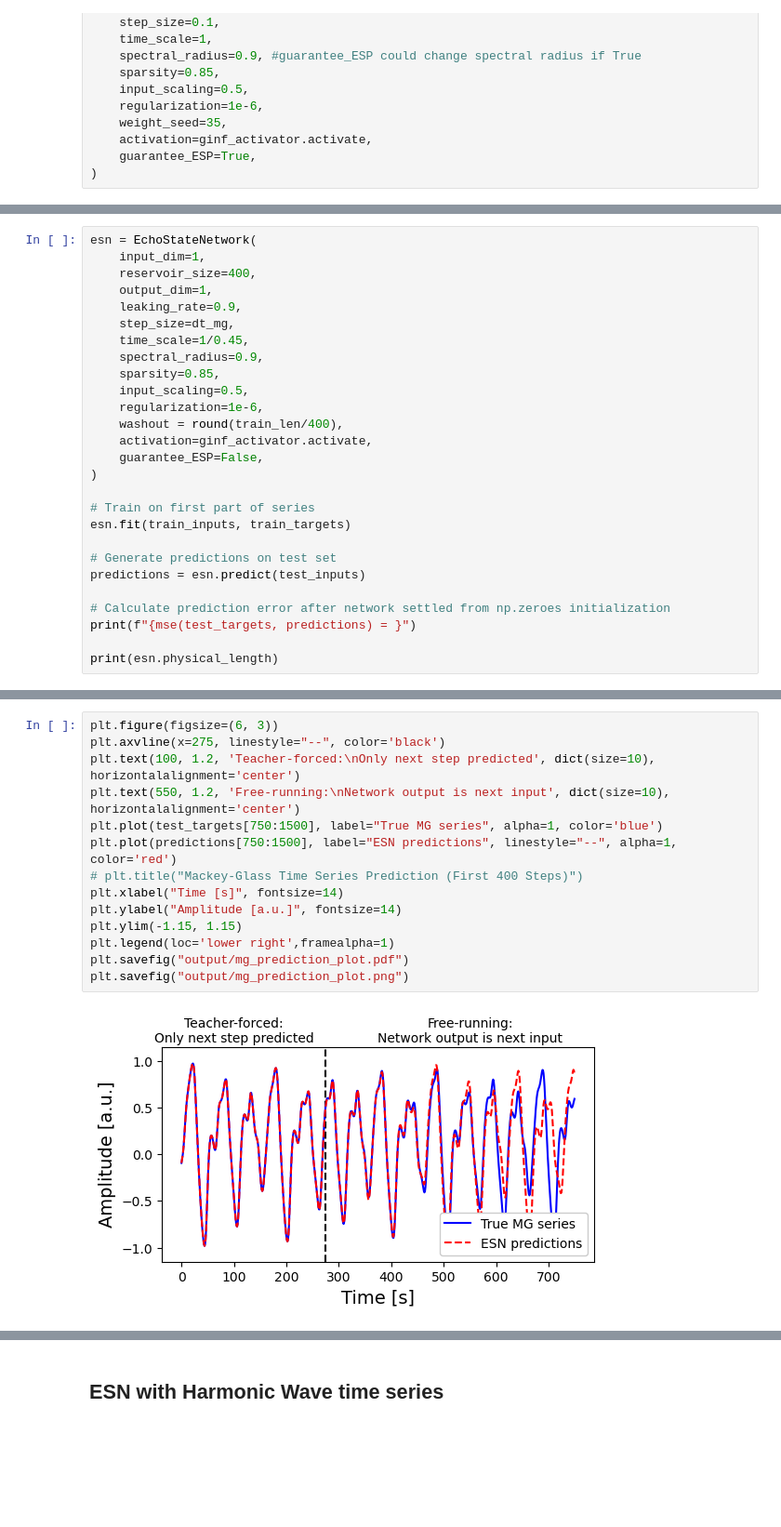
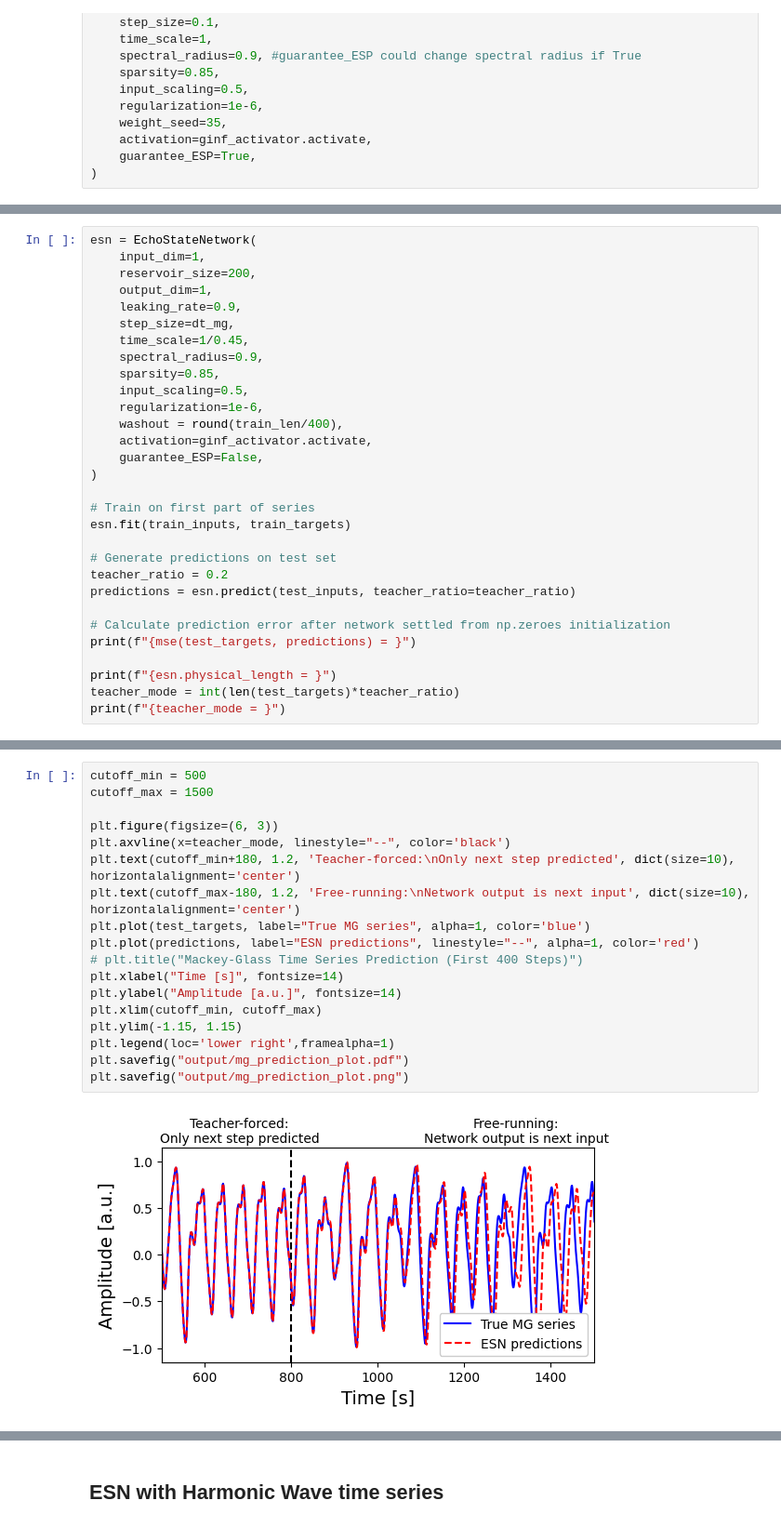
Before and after one commit to TMKamsma/Pyontronics, a Jupyter notebook: demo.ipynb, the cells around one changed output, grey strips where cells are left out. Shown at 93% size. Cells and saved outputs as stored; diff of their text form; blank space fills up the shorter version.

Commit message:
Add teacher mode checks

```diff
--- a/demo.ipynb
+++ b/demo.ipynb
@@ -73,7 +75,7 @@ test_targets = targets[train_len : train_len + test_len]
 # %%
 esn = EchoStateNetwork(
     input_dim=1,
-    reservoir_size=400,
+    reservoir_size=200,
     output_dim=1,
     leaking_rate=0.9,
     step_size=dt_mg,
@@ -91,11 +93,14 @@ esn = EchoStateNetwork(
 esn.fit(train_inputs, train_targets)
 
 # Generate predictions on test set
-predictions = esn.predict(test_inputs)
+teacher_ratio = 0.2
+predictions = esn.predict(test_inputs, teacher_ratio=teacher_ratio)
 
 # Calculate prediction error after network settled from np.zeroes initialization
 print(f"{mse(test_targets, predictions) = }")
 
-print(esn.physical_length)
+print(f"{esn.physical_length = }")
+teacher_mode = int(len(test_targets)*teacher_ratio)
+print(f"{teacher_mode = }")
 # %% [output]
 This initilization might not have the echo state property
@@ -105,19 +110,23 @@ mse(test_targets, predictions) = 0.18699836419326657
 # %%
+cutoff_min = 500
+cutoff_max = 1500
+
 plt.figure(figsize=(6, 3))
-plt.axvline(x=275, linestyle="--", color='black')
-plt.text(100, 1.2, 'Teacher-forced:\nOnly next step predicted', dict(size=10), horizontalalignment='center')
-plt.text(550, 1.2, 'Free-running:\nNetwork output is next input', dict(size=10), horizontalalignment='center')
-plt.plot(test_targets[750:1500], label="True MG series", alpha=1, color='blue')
-plt.plot(predictions[750:1500], label="ESN predictions", linestyle="--", alpha=1, color='red')
+plt.axvline(x=teacher_mode, linestyle="--", color='black')
+plt.text(cutoff_min+180, 1.2, 'Teacher-forced:\nOnly next step predicted', dict(size=10), horizontalalignment='center')
+plt.text(cutoff_max-180, 1.2, 'Free-running:\nNetwork output is next input', dict(size=10), horizontalalignment='center')
+plt.plot(test_targets, label="True MG series", alpha=1, color='blue')
+plt.plot(predictions, label="ESN predictions", linestyle="--", alpha=1, color='red')
 # plt.title("Mackey-Glass Time Series Prediction (First 400 Steps)")
 plt.xlabel("Time [s]", fontsize=14)
 plt.ylabel("Amplitude [a.u.]", fontsize=14)
+plt.xlim(cutoff_min, cutoff_max)
 plt.ylim(-1.15, 1.15)
 plt.legend(loc='lower right',framealpha=1)
 plt.savefig("output/mg_prediction_plot.pdf")
 plt.savefig("output/mg_prediction_plot.png")
 # %% [output]
-[figure, old version]
+[figure, new version]
 # %%
 # Plot phase space reconstruction
 plt.figure(figsize=(8, 6))
```
Also changed, not shown: parts of 19 cells of this notebook, 2 other files.
